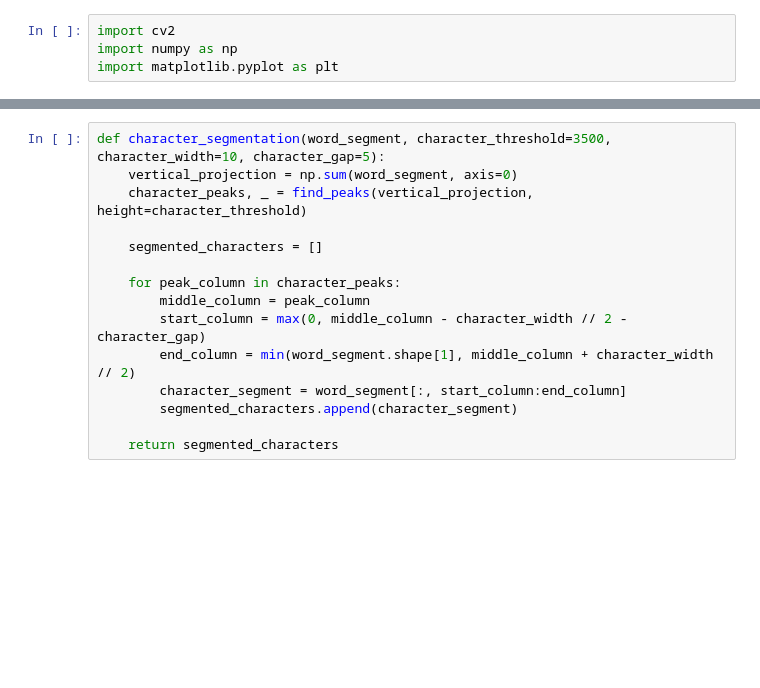
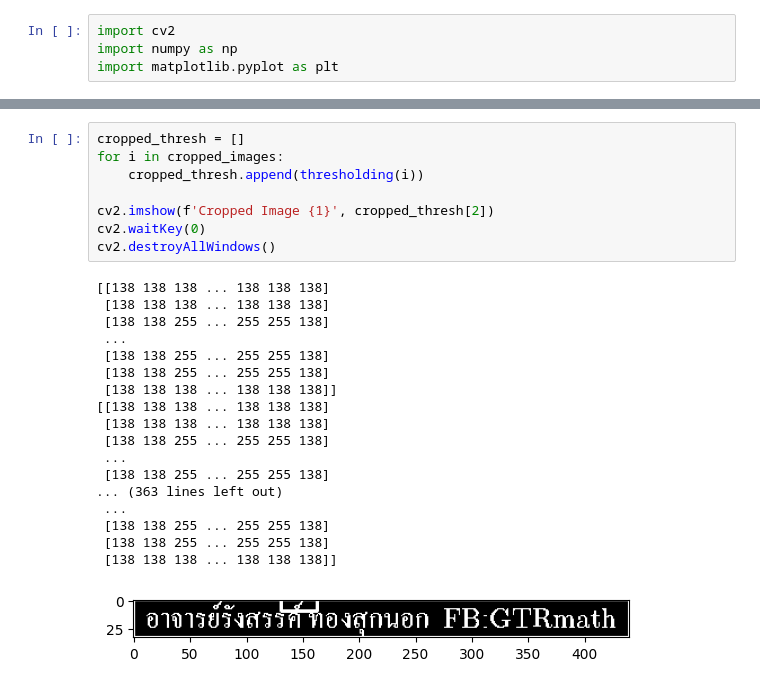
Before and after one commit to DSOECS/DS-OCR, a Jupyter notebook: charactor_segmentation.ipynb, the cells around one changed output, grey strips where cells are left out. Saved outputs shown, nothing was run; the diff lists cells and outputs as text; blank space fills up the shorter version.

```diff
--- a/charactor_segmentation.ipynb
+++ b/charactor_segmentation.ipynb
@@ -88,15 +63,27 @@ print(peaks)
-# %%
-def character_segmentation(word_segment, character_threshold=3500, character_width=10, character_gap=5):
-    vertical_projection = np.sum(word_segment, axis=0)
-    character_peaks, _ = find_peaks(vertical_projection, height=character_threshold)
-
-    segmented_characters = []
-
-    for peak_column in character_peaks:
-        middle_column = peak_column
-        start_column = max(0, middle_column - character_width // 2 - character_gap)
-        end_column = min(word_segment.shape[1], middle_column + character_width // 2)
-        character_segment = word_segment[:, start_column:end_column]
-        segmented_characters.append(character_segment)
-
-    return segmented_characters
+# %%
+cropped_thresh = []
+for i in cropped_images:
+    cropped_thresh.append(thresholding(i))
+
+cv2.imshow(f'Cropped Image {1}', cropped_thresh[2])
+cv2.waitKey(0)
+cv2.destroyAllWindows()
+# %% [output]
+[[138 138 138 ... 138 138 138]
+ [138 138 138 ... 138 138 138]
+ [138 138 255 ... 255 255 138]
+ ...
+ [138 138 255 ... 255 255 138]
+ [138 138 255 ... 255 255 138]
+ [138 138 138 ... 138 138 138]]
+[[138 138 138 ... 138 138 138]
+ [138 138 138 ... 138 138 138]
+ [138 138 255 ... 255 255 138]
+ ...
+ [138 138 255 ... 255 255 138]
+... (363 lines left out)
+ ...
+ [138 138 255 ... 255 255 138]
+ [138 138 255 ... 255 255 138]
+ [138 138 138 ... 138 138 138]]
+[figure, added]
```
Also changed, not shown: parts of 16 cells of this notebook, 4 other files.
